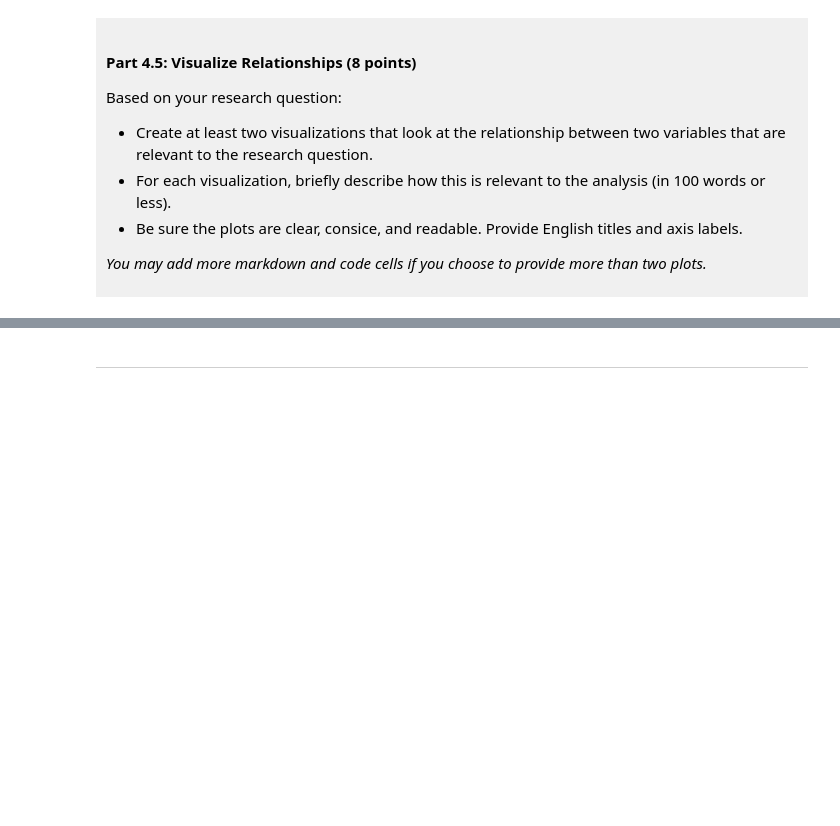
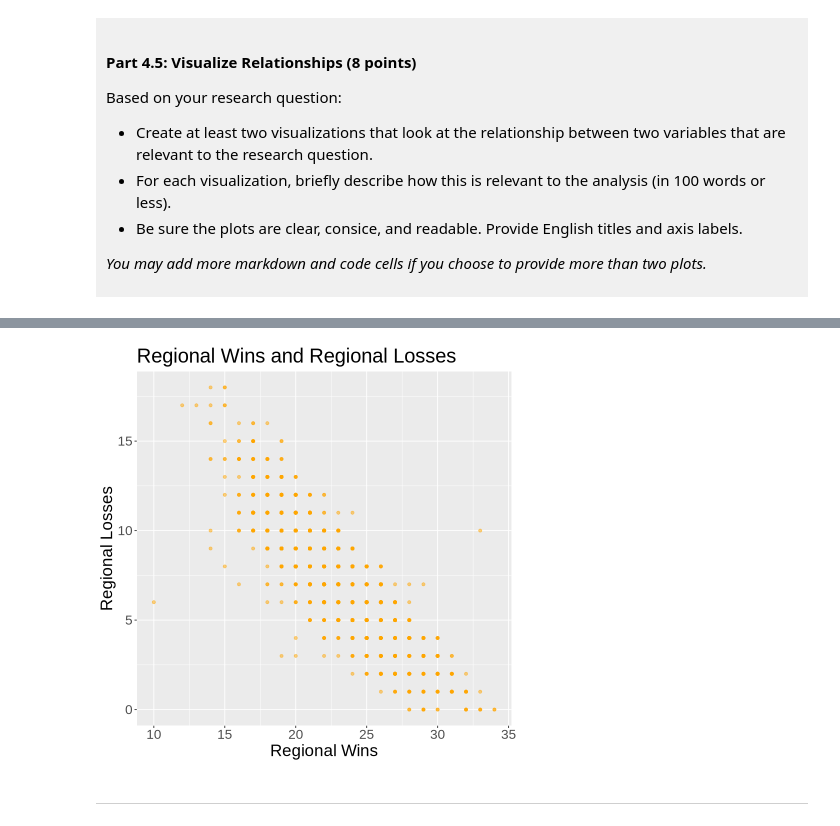
Before and after one commit to liujiayan1234-create/dsci-100-project-Joanna-Liu, a Jupyter notebook: dsci-100-project-notebook.ipynb, the cells around one changed output, grey strips where cells are left out. Saved outputs shown, nothing was run; the diff lists cells and outputs as text; code cells hidden in the pictures; blank space fills up the shorter version.

```diff
--- a/dsci-100-project-notebook.ipynb
+++ b/dsci-100-project-notebook.ipynb
@@ -315,5 +409,15 @@ Visualization 2: %%% EDIT THIS MARKDOWN CELL%%%
 # %%
 ### EDIT THIS CODE CELL FOR VISUALIZATION 2###
+visualization_2 <-ggplot(women_basketball_tidy, aes(x = reg_wins, y = reg_losses)) +
+  geom_point(color = "orange", alpha = 0.5) +
+  labs(title = "Regional Wins and Regional Losses",
+       x = "Regional Wins",
+       y = "Regional Losses")+
+theme(text = element_text(size = 20))
+
+visualization_2
+# %% [output]
+[figure, added]
 # %% [markdown]
 ------
 # %% [markdown]
```
Also changed, not shown: parts of 10 cells of this notebook.
